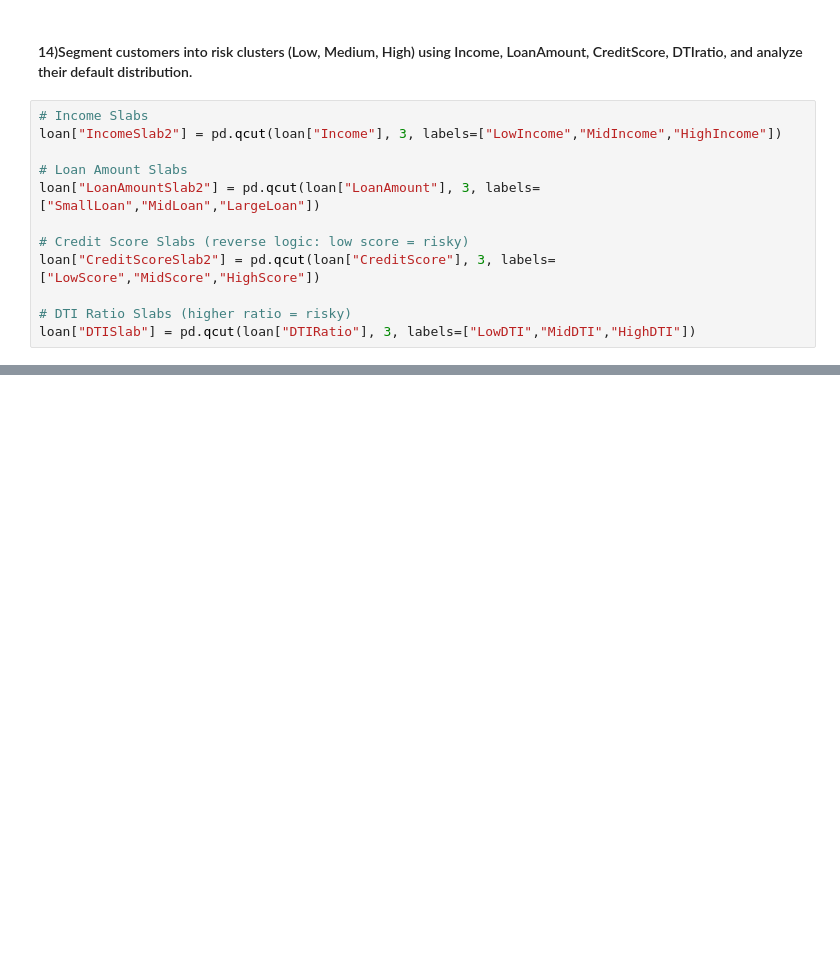
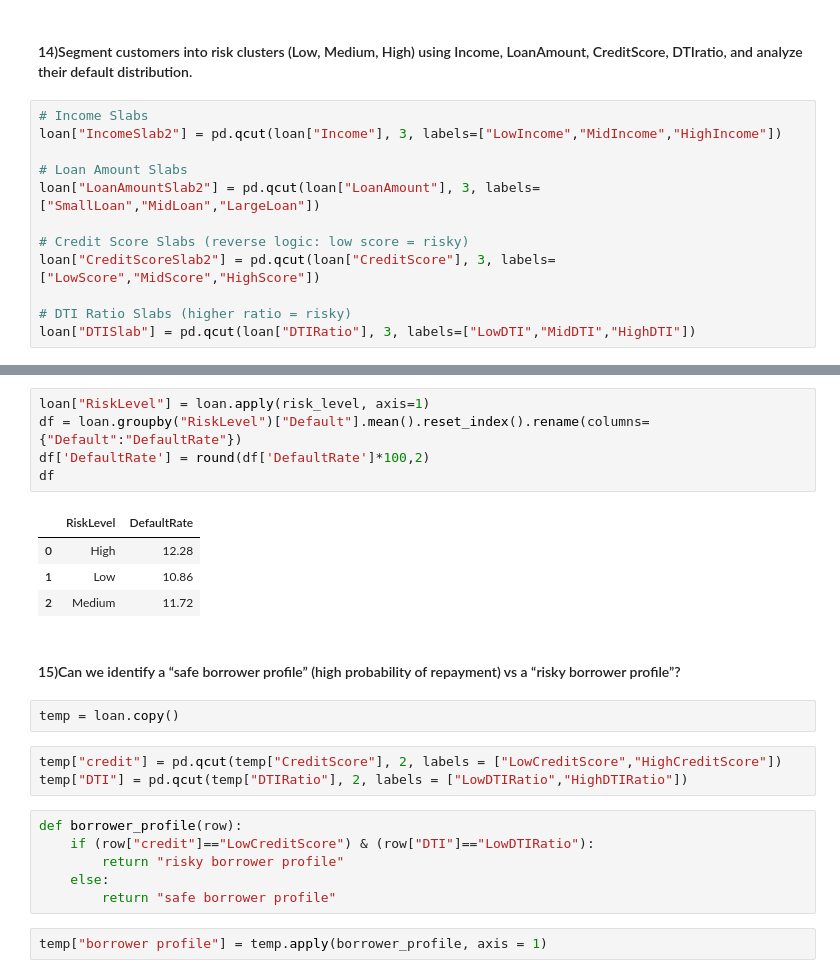
Before and after one commit to vaishnavipatel2805/Python_Libraries_Practice-, a Jupyter notebook: Pandas/Pandas_practise.ipynb, the cells around one changed output, grey strips where cells are left out. Drawn from its saved outputs; the diff is of its cells as text; blank space fills up the shorter version.

```diff
--- a/Pandas/Untitled.ipynb
+++ b/Pandas/Pandas_practise.ipynb
@@ -1836,3 +1869,28 @@ loan.groupby("RiskLevel")["Default"].mean().reset_index().rename(columns={"Defau
 | 0 | High | 0.122804 |
 | 1 | Low | 0.108647 |
 | 2 | Medium | 0.117214 |
+# %%
+loan["RiskLevel"] = loan.apply(risk_level, axis=1)
+df = loan.groupby("RiskLevel")["Default"].mean().reset_index().rename(columns={"Default":"DefaultRate"})
+df['DefaultRate'] = round(df['DefaultRate']*100,2)
+df
+# %% [output]
+|  | RiskLevel | DefaultRate |
+| 0 | High | 12.28 |
+| 1 | Low | 10.86 |
+| 2 | Medium | 11.72 |
+# %% [markdown]
+#### 15)Can we identify a “safe borrower profile” (high probability of repayment) vs a “risky borrower profile”?
+# %%
+temp = loan.copy()
+# %%
+temp["credit"] = pd.qcut(temp["CreditScore"], 2, labels = ["LowCreditScore","HighCreditScore"])
+temp["DTI"] = pd.qcut(temp["DTIRatio"], 2, labels = ["LowDTIRatio","HighDTIRatio"])
+# %%
+def borrower_profile(row):
+    if (row["credit"]=="LowCreditScore") & (row["DTI"]=="LowDTIRatio"):
+        return "risky borrower profile"
+    else:
+        return "safe borrower profile"
+# %%
+temp["borrower profile"] = temp.apply(borrower_profile, axis = 1)
```
Also changed, not shown: parts of 33 cells of this notebook, 9 other files.
